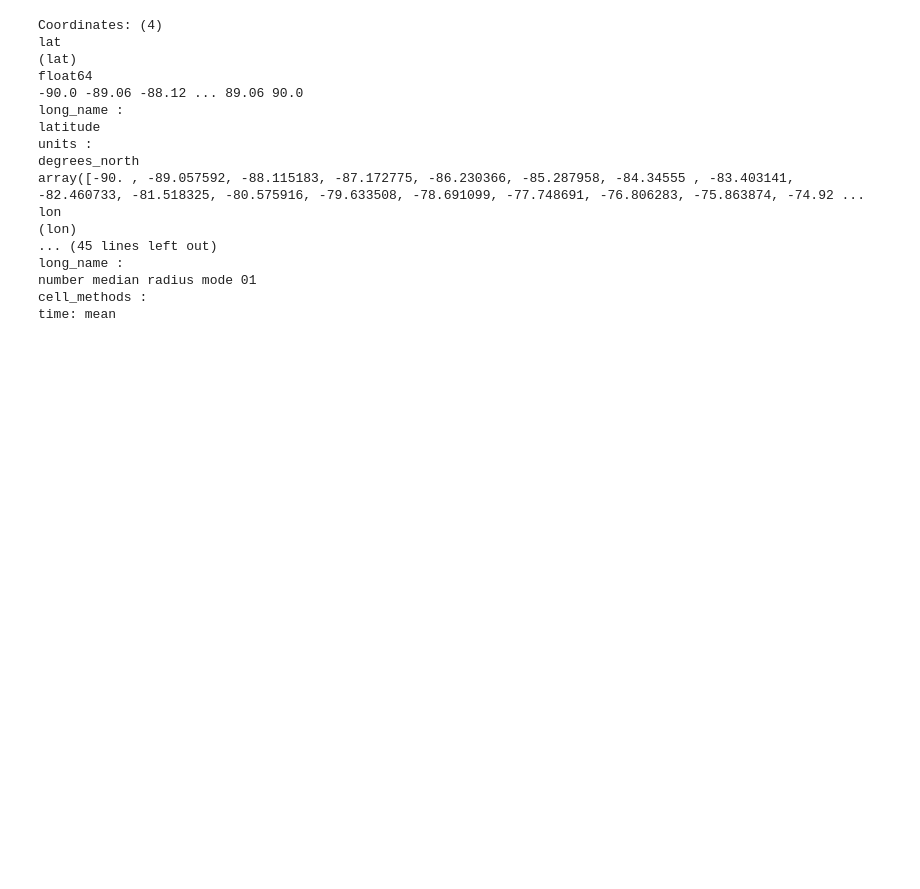
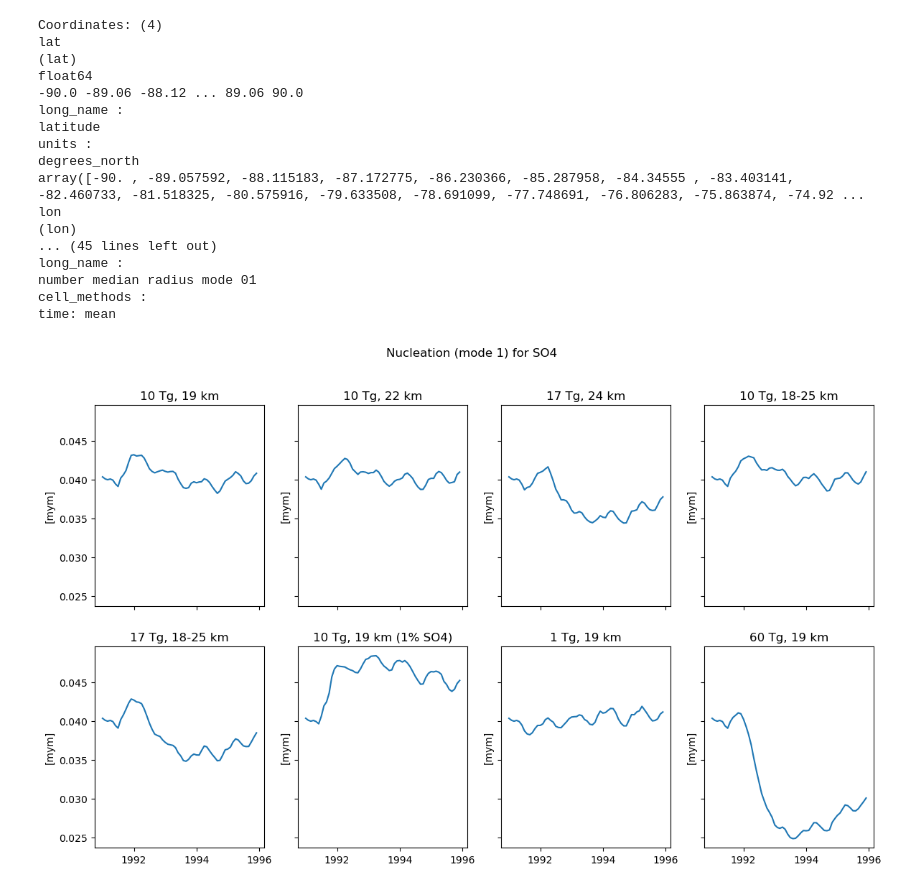
Before and after one commit to EliHHogemo/master_thesis, a Jupyter notebook: reff_plotting.ipynb, the cells around one changed output. Drawn from its saved outputs; the diff is of its cells as text; code cells hidden in the pictures; blank space fills up the shorter version.

```diff
--- a/reff_plotting.ipynb
+++ b/reff_plotting.ipynb
@@ -433,3 +431,29 @@ long_name :
 number median radius mode 01
 cell_methods :
 time: mean
+# %%
+so4_modes = ["01", "05"]
+ds = [ds_19_c, ds_22, ds_24, ds_1825, ds_1825_17tg, ds_1pr, ds_1tg, ds_60tg]
+
+titles = ["10 Tg, 19 km",
+          "10 Tg, 22 km",
+          "17 Tg, 24 km",
+          "10 Tg, 18-25 km",
+          "17 Tg, 18-25 km",
+          "10 Tg, 19 km (1% SO4)",
+          "1 Tg, 19 km",
+          "60 Tg, 19 km"]
+
+fig, axs = plt.subplots(2, 4, figsize=(14, 8), sharex=True, sharey=True)
+
+for ax, ds, title in zip(axs.flat, ds, titles):
+    nmr = ds[f"NMR01"].weighted(weighted_lat_19).mean(dim=["lat","lon","lev"])*m_to_mym
+    ax=ax
+    ax.plot(nmr.time, nmr)
+    ax.set_ylabel("[mym]")
+    ax.set_title(title)
+
+plt.suptitle("Nucleation (mode 1) for SO4")
+plt.show()
+# %% [output]
+[figure, added]
```
Also changed, not shown: parts of 13 cells of this notebook, 7 other files.
